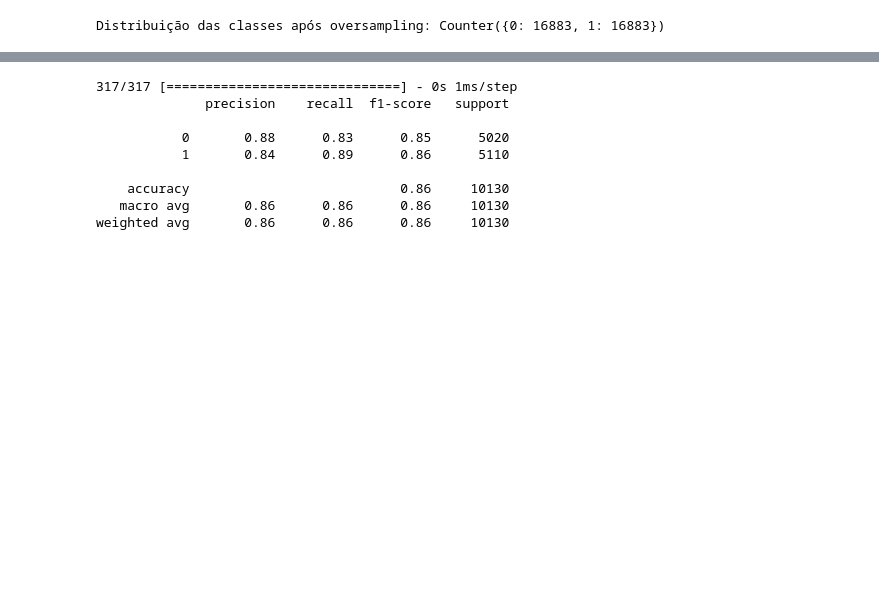
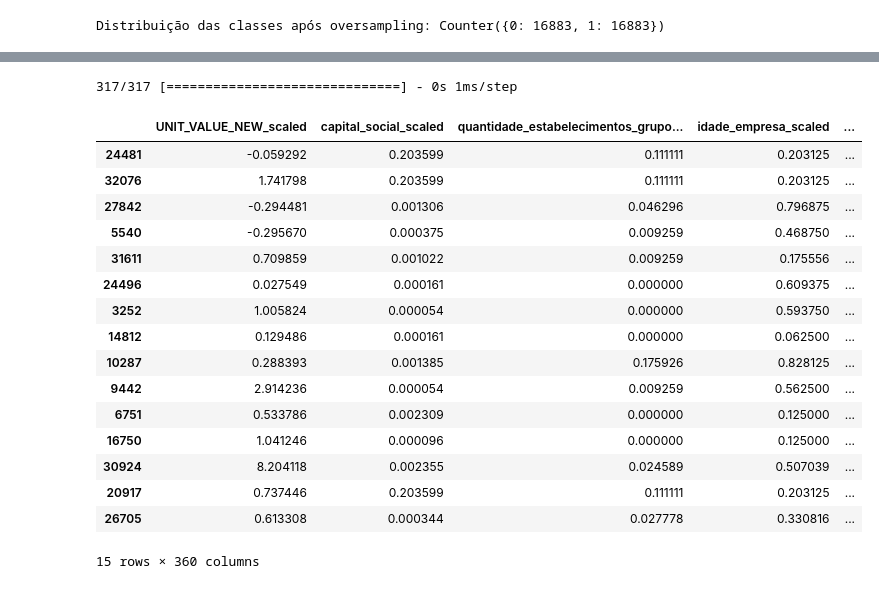
Before and after one commit to kairobeduti/DadosShift, a Jupyter notebook: Análise/Atual/08 - neural network - Target 2 classes (genétic) manual GANHADOR.ipynb, the cells around one changed output, grey strips where cells are left out. Cells and saved outputs as stored; diff of their text form; code cells hidden in the pictures; blank space fills up the shorter version.

```diff
--- a/Análise/Atual/08 - neural network - Target 2 classes (genétic) manual GANHADOR.ipynb
+++ b/Análise/Atual/08 - neural network - Target 2 classes (genétic) manual GANHADOR.ipynb
@@ -114,16 +114,34 @@ plt.show()
 # %%
+pd.set_option('display.float_format', lambda x: '%.4f' % x)
+
 # Printing out model metric reports
 from sklearn.metrics import classification_report, confusion_matrix
 y_pred = model.predict(X_test_re)
 y_pred_classes = (y_pred > 0.5).astype(int)
-print(classification_report(y_test_re, y_pred_classes))
+
+resultado = X_test_re
+resultado['target_original'] = y_test_re
+resultado['target_previsto'] = y_pred
+#resultado['target_previsto_0.5_threshold'] = y_pred_classes
 # %% [output]
 317/317 [==============================] - 0s 1ms/step
-              precision    recall  f1-score   support
-
-           0       0.88      0.83      0.85      5020
-           1       0.84      0.89      0.86      5110
-
-    accuracy                           0.86     10130
-   macro avg       0.86      0.86      0.86     10130
-weighted avg       0.86      0.86      0.86     10130
+# %%
+resultado.head(15)
+# %% [output]
+|  | UNIT_VALUE_NEW_scaled | capital_social_scaled | quantidade_estabelecimentos_grupo... | idade_empresa_scaled | ... |
+| 24481 | -0.059292 | 0.203599 | 0.111111 | 0.203125 | ... |
+| 32076 | 1.741798 | 0.203599 | 0.111111 | 0.203125 | ... |
+| 27842 | -0.294481 | 0.001306 | 0.046296 | 0.796875 | ... |
+| 5540 | -0.295670 | 0.000375 | 0.009259 | 0.468750 | ... |
+| 31611 | 0.709859 | 0.001022 | 0.009259 | 0.175556 | ... |
+| 24496 | 0.027549 | 0.000161 | 0.000000 | 0.609375 | ... |
+| 3252 | 1.005824 | 0.000054 | 0.000000 | 0.593750 | ... |
+| 14812 | 0.129486 | 0.000161 | 0.000000 | 0.062500 | ... |
+| 10287 | 0.288393 | 0.001385 | 0.175926 | 0.828125 | ... |
+| 9442 | 2.914236 | 0.000054 | 0.009259 | 0.562500 | ... |
+| 6751 | 0.533786 | 0.002309 | 0.000000 | 0.125000 | ... |
+| 16750 | 1.041246 | 0.000096 | 0.000000 | 0.125000 | ... |
+| 30924 | 8.204118 | 0.002355 | 0.024589 | 0.507039 | ... |
+| 20917 | 0.737446 | 0.203599 | 0.111111 | 0.203125 | ... |
+| 26705 | 0.613308 | 0.000344 | 0.027778 | 0.330816 | ... |
+15 rows × 360 columns
```
Also changed, not shown: parts of 6 cells of this notebook, 4 other files.
